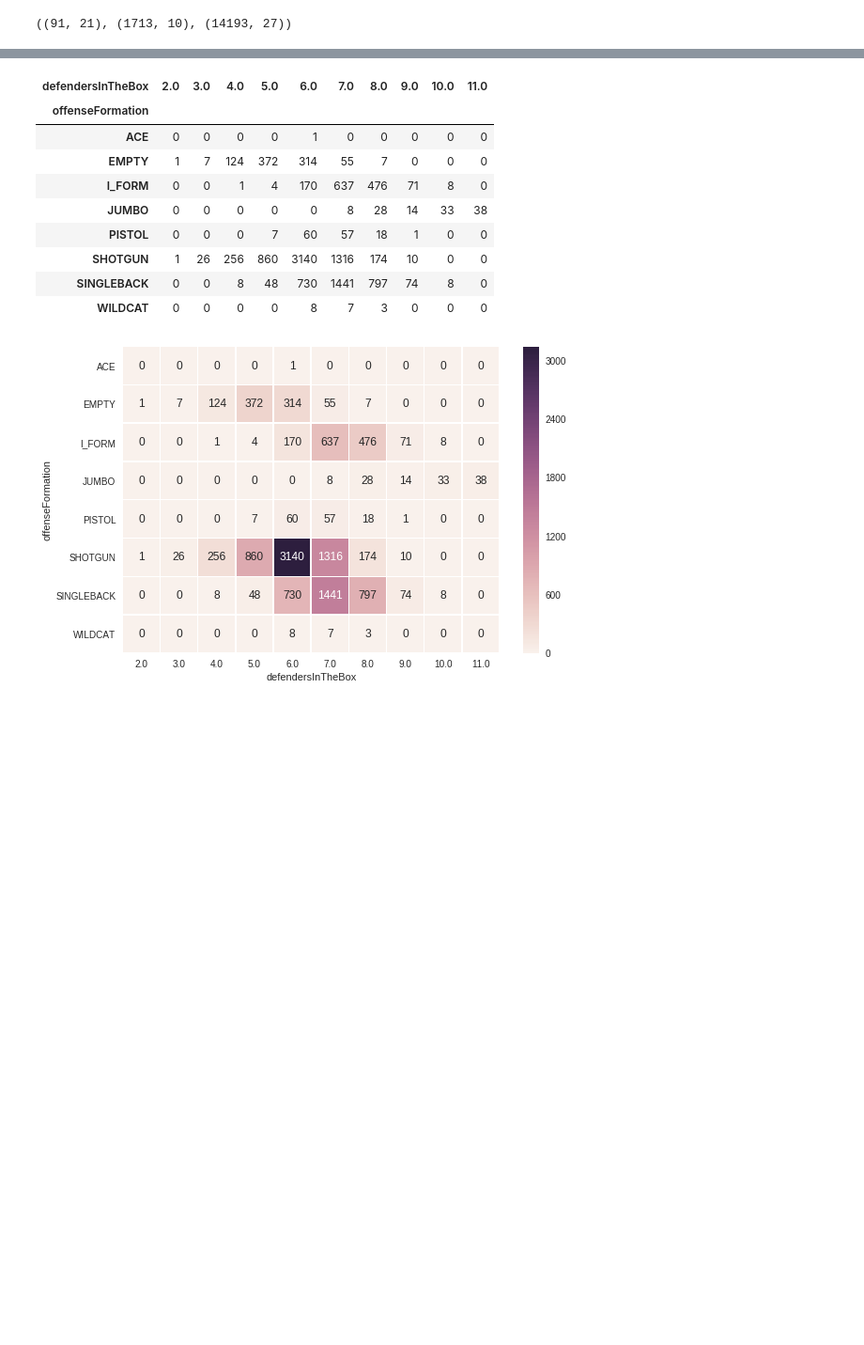
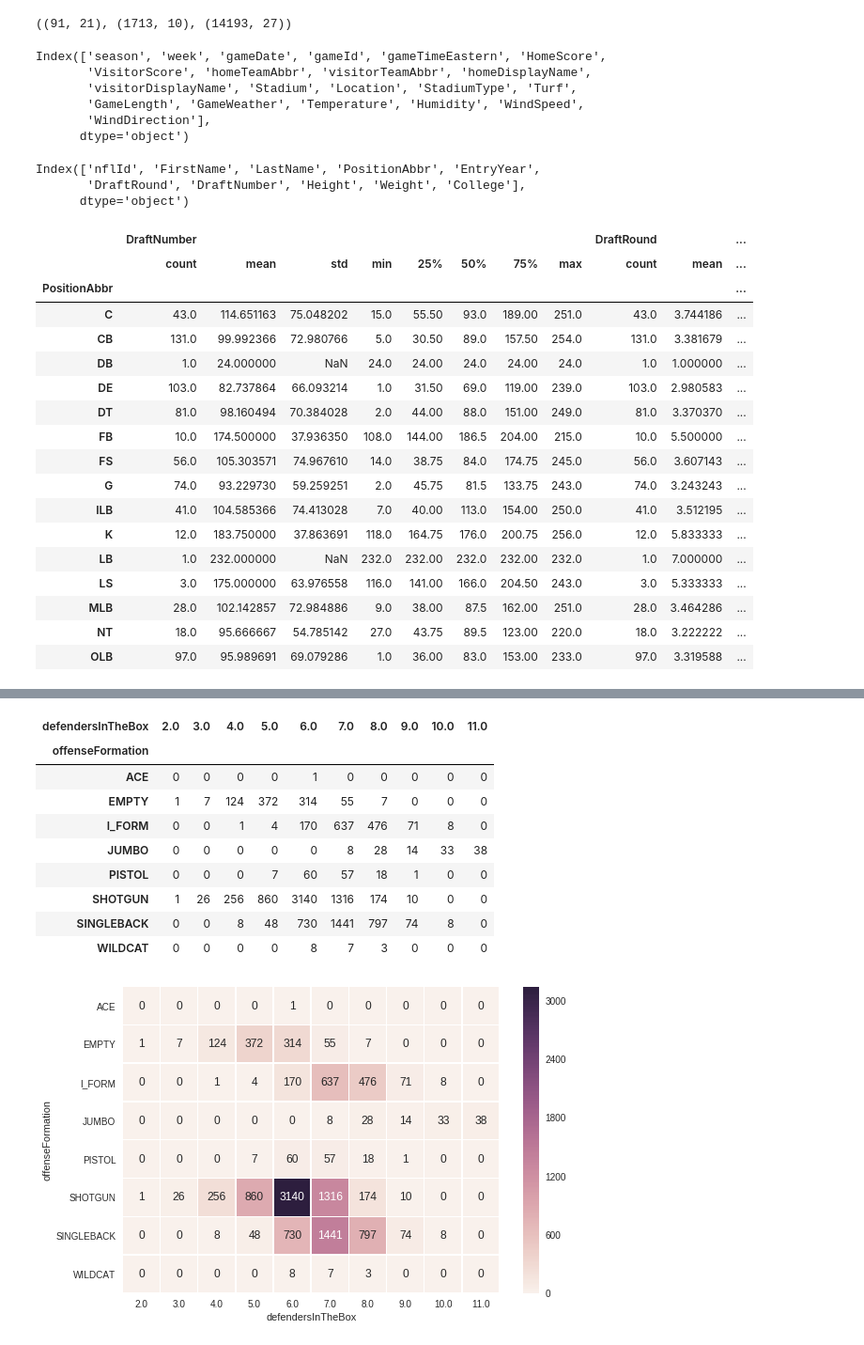
Before and after one commit to donw385/Big-Data-Bowl, a Jupyter notebook: NFL_Data_Analysis.ipynb, the cells around one changed output, grey strips where cells are left out. Shown at 94% size. Saved outputs shown, nothing was run; the diff lists cells and outputs as text; code cells hidden in the pictures; blank space fills up the shorter version.

Commit message:
Don Wang position status save

```diff
--- a/NFL_Data_Analysis.ipynb
+++ b/NFL_Data_Analysis.ipynb
@@ -9,6 +9,7 @@ import pandas as pd
 import seaborn as sns
 import altair as alt
 from vega_datasets import data
+pd.options.display.max_columns = 500
 # %%
 #read data
 
@@ -19,3 +20,40 @@ plays = pd.read_csv('https://raw.githubusercontent.com/donw385/Big-Data-Bowl/mas
 games.shape, players.shape, plays.shape
 # %% [output]
 ((91, 21), (1713, 10), (14193, 27))
+# %%
+games.columns
+# %% [output]
+Index(['season', 'week', 'gameDate', 'gameId', 'gameTimeEastern', 'HomeScore',
+       'VisitorScore', 'homeTeamAbbr', 'visitorTeamAbbr', 'homeDisplayName',
+       'visitorDisplayName', 'Stadium', 'Location', 'StadiumType', 'Turf',
+       'GameLength', 'GameWeather', 'Temperature', 'Humidity', 'WindSpeed',
+       'WindDirection'],
+      dtype='object')
+# %%
+players.columns
+# %% [output]
+Index(['nflId', 'FirstName', 'LastName', 'PositionAbbr', 'EntryYear',
+       'DraftRound', 'DraftNumber', 'Height', 'Weight', 'College'],
+      dtype='object')
+# %%
+position_summary = players.groupby('PositionAbbr').describe()
+position_summary.head(15)
+# %% [output]
+|  | DraftNumber |  |  |  |  |  |  |  | DraftRound |  | ... |
+|  | count | mean | std | min | 25% | 50% | 75% | max | count | mean | ... |
+| PositionAbbr |  |  |  |  |  |  |  |  |  |  | ... |
+| C | 43.0 | 114.651163 | 75.048202 | 15.0 | 55.50 | 93.0 | 189.00 | 251.0 | 43.0 | 3.744186 | ... |
+| CB | 131.0 | 99.992366 | 72.980766 | 5.0 | 30.50 | 89.0 | 157.50 | 254.0 | 131.0 | 3.381679 | ... |
+| DB | 1.0 | 24.000000 | NaN | 24.0 | 24.00 | 24.0 | 24.00 | 24.0 | 1.0 | 1.000000 | ... |
+| DE | 103.0 | 82.737864 | 66.093214 | 1.0 | 31.50 | 69.0 | 119.00 | 239.0 | 103.0 | 2.980583 | ... |
+| DT | 81.0 | 98.160494 | 70.384028 | 2.0 | 44.00 | 88.0 | 151.00 | 249.0 | 81.0 | 3.370370 | ... |
+| FB | 10.0 | 174.500000 | 37.936350 | 108.0 | 144.00 | 186.5 | 204.00 | 215.0 | 10.0 | 5.500000 | ... |
+| FS | 56.0 | 105.303571 | 74.967610 | 14.0 | 38.75 | 84.0 | 174.75 | 245.0 | 56.0 | 3.607143 | ... |
+| G | 74.0 | 93.229730 | 59.259251 | 2.0 | 45.75 | 81.5 | 133.75 | 243.0 | 74.0 | 3.243243 | ... |
+| ILB | 41.0 | 104.585366 | 74.413028 | 7.0 | 40.00 | 113.0 | 154.00 | 250.0 | 41.0 | 3.512195 | ... |
+| K | 12.0 | 183.750000 | 37.863691 | 118.0 | 164.75 | 176.0 | 200.75 | 256.0 | 12.0 | 5.833333 | ... |
+| LB | 1.0 | 232.000000 | NaN | 232.0 | 232.00 | 232.0 | 232.00 | 232.0 | 1.0 | 7.000000 | ... |
+| LS | 3.0 | 175.000000 | 63.976558 | 116.0 | 141.00 | 166.0 | 204.50 | 243.0 | 3.0 | 5.333333 | ... |
+| MLB | 28.0 | 102.142857 | 72.984886 | 9.0 | 38.00 | 87.5 | 162.00 | 251.0 | 28.0 | 3.464286 | ... |
+| NT | 18.0 | 95.666667 | 54.785142 | 27.0 | 43.75 | 89.5 | 123.00 | 220.0 | 18.0 | 3.222222 | ... |
+| OLB | 97.0 | 95.989691 | 69.079286 | 1.0 | 36.00 | 83.0 | 153.00 | 233.0 | 97.0 | 3.319588 | ... |
```
Also changed, not shown: parts of 1 cell of this notebook.
